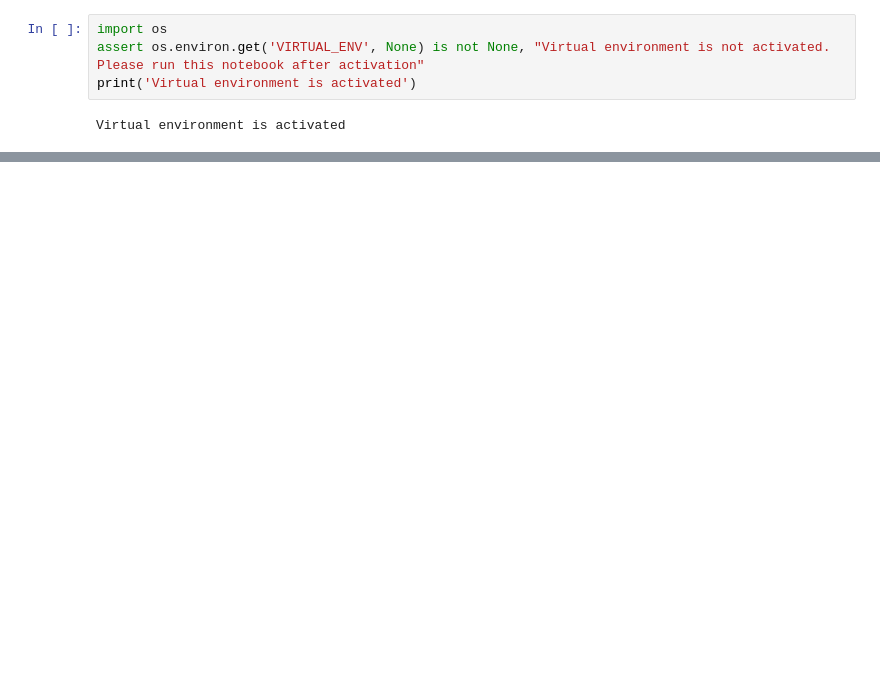
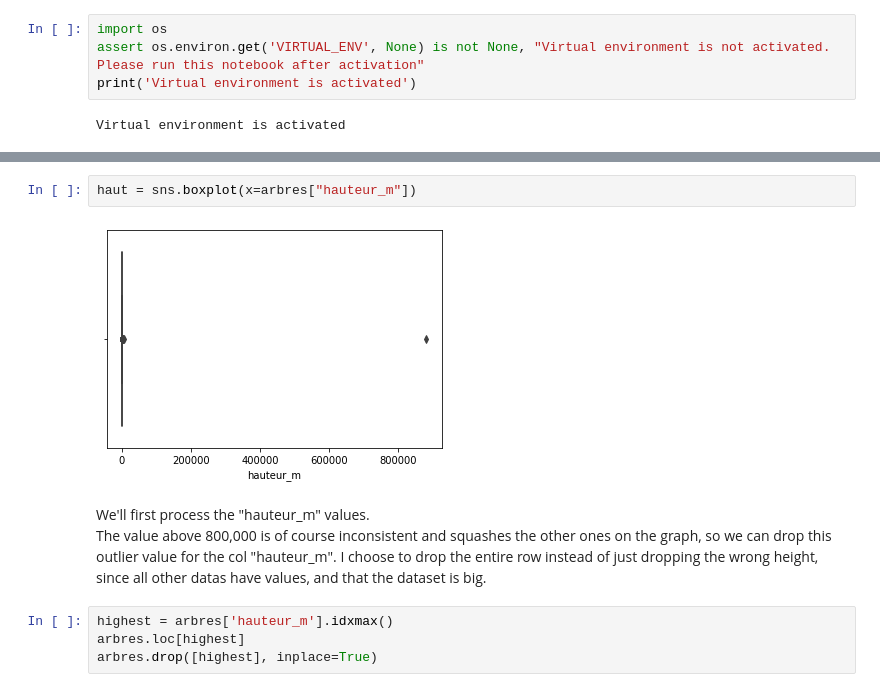
Before and after one commit to SoCrespo/OC-IA-P02, a Jupyter notebook: projet02.ipynb, the cells around one changed output, grey strips where cells are left out. Cells and saved outputs as stored; diff of their text form; blank space fills up the shorter version.

Commit message:
analyse irrelevant data

```diff
--- a/projet02.ipynb
+++ b/projet02.ipynb
@@ -110,0 +119,11 @@ scaled_circonference = scaler.fit(circonference)
+# %%
+haut = sns.boxplot(x=arbres["hauteur_m"])
+# %% [output]
+[figure, added]
+# %% [markdown]
+We'll first process the "hauteur_m" values.
+The value above 800,000 is of course inconsistent and squashes the other ones on the graph, so we can drop this outlier value for the col "hauteur_m". I choose to drop the entire row instead of just dropping the wrong height, since all other datas have values, and that the dataset is big.
+# %%
+highest = arbres['hauteur_m'].idxmax()
+arbres.loc[highest]
+arbres.drop([highest], inplace=True)
```
Also changed, not shown: parts of 43 cells of this notebook.
